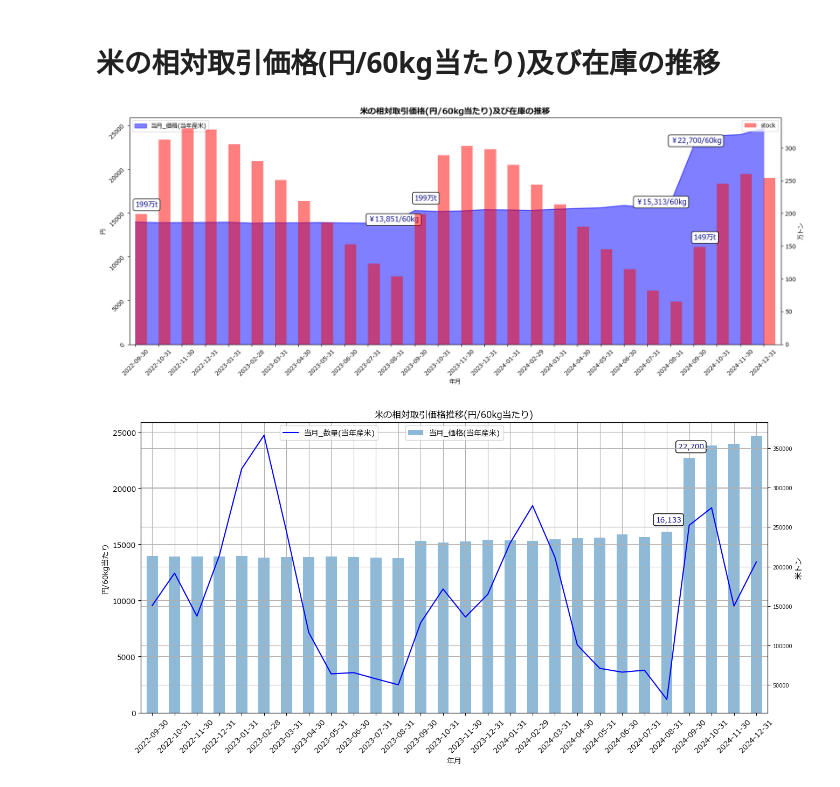
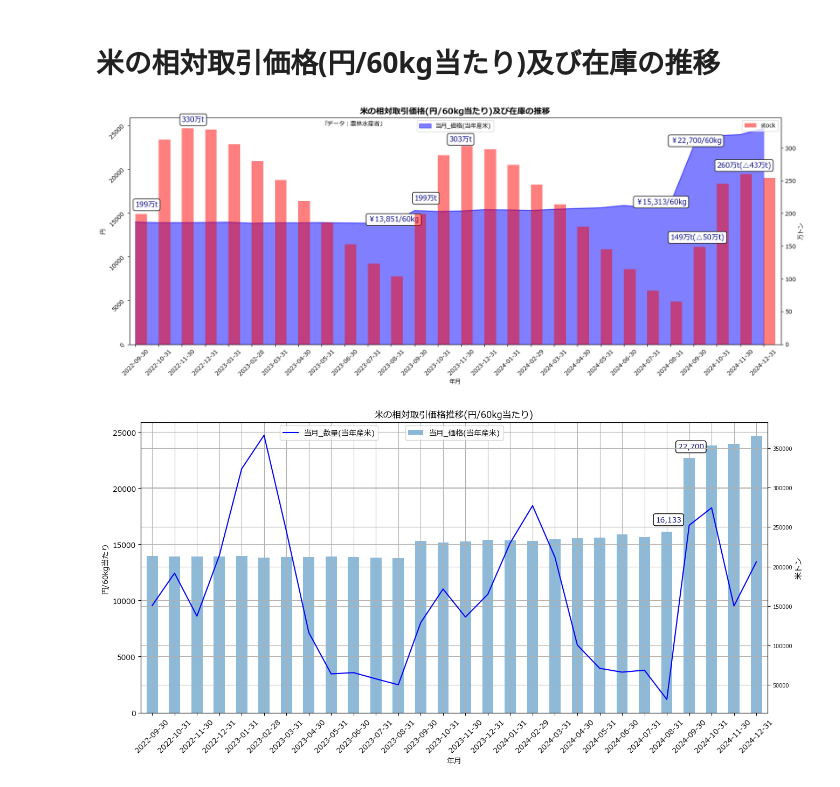
Before and after one commit to Pipikopimame/orbe_public2, a Jupyter notebook: 米_相対取引価格推移.ipynb, the cells around one changed output. Cells and saved outputs as stored; diff of their text form; code cells hidden in the pictures.

```diff
--- a/米_相対取引価格推移.ipynb
+++ b/米_相対取引価格推移.ipynb
@@ -32,36 +32,41 @@ df3 = pd.concat([df2,stock4],axis=1)
 df3['年月'] = df3.index
 df3.set_index('年月',inplace=True)
 #df3.reset_index(drop=True,inplace=True)
 
 fig,ax = plt.subplots(figsize=(20,7))
 ax.tick_params(axis='both',labelsize=7)
 ax2.tick_params(axis='both',labelsize=7)
 ax2 = ax.twinx()
 ax.set_ylabel('円')
 ax2.set_ylabel('万トン')
-ax.legend(loc='upper center',bbox_to_anchor=(0.5,1))
+
 ax.set_title('米の相対取引価格(円/60kg当たり)及び在庫の推移',fontdict=dict(fontsize=14,fontweight='bold'))
 
 df3[['当月_価格(当年産米)']].plot(ax=ax,kind='area',color='blue',alpha=0.5)
 df3[['stock']].plot(ax=ax2,kind='bar',color='red',alpha=0.5,align='edge')
 #ax.bar(df3['年月'],df3['当月_価格(当年産米)'],width=7,color='orange',label='当月_価格(当年産米)')
+ax.legend(loc='upper center',bbox_to_anchor=(0.5,1))
 ax.tick_params(axis='both',labelsize=10,labelrotation=45)
 #ax.set_xticklabels(df3['年月'],rotation=45)
 
 #ax2.bar(df3['年月'],df3['stock'],width=4,color='blue',align='edge',alpha=0.7,label='stock')
 #ax2.legend(loc='upper center',bbox_to_anchor=(0.3,1))
 df3.index = pd.to_datetime(df3.index)
 ax2.annotate('199万t',xy=(0,199.0),xytext=(0,210.0),size=12,color='navy',bbox=dict(boxstyle='round',fc='white'))
 ax2.annotate('199万t',xy=(12,199.0),xytext=(12,220.0),size=12,color='navy',bbox=dict(boxstyle='round',fc='white'))
-ax2.annotate('149万t',xy=(24,149.0),xytext=(24,160),size=12,color='navy',bbox=dict(boxstyle='round',fc='white'))
+ax2.annotate('149万t(△50万t)',xy=(24,149.0),xytext=(23,160),size=12,color='navy',bbox=dict(boxstyle='round',fc='white'))
+ax2.annotate('330万t',xy=(2,330.0),xytext=(2,340),size=12,color='navy',bbox=dict(boxstyle='round',fc='white'))
+ax2.annotate('303万t',xy=(14,303.0),xytext=(13.5,310),size=12,color='navy',bbox=dict(boxstyle='round',fc='white'))
+ax2.annotate('260万t(△43万t)',xy=(26,260),xytext=(25,270),size=12,color='navy',bbox=dict(boxstyle='round',fc='white'))
 ax.annotate('￥22,700/60kg',xy=(24,22700),xytext=(23,23000),size=12,color='navy',bbox=dict(boxstyle='round',fc='white'))
 ax.annotate('￥15,313/60kg',xy=(22,15313),xytext=(21.5,16000),size=12,color='navy',bbox=dict(boxstyle='round',fc='white'))
 ax.annotate('￥13,851/60kg',xy=(11,13851),xytext=(10,14000),size=12,color='navy',bbox=dict(boxstyle='round',fc='white'))
+ax.annotate('「データ：農林水産省」',xy=(8,20000),xytext=(8,25000),size=10,color='black')
 #ax2.plot(df3['年月'],df3['stock'],color='navy',linestyle='dotted')
 
 plt.show()
 # %% [output]
-[figure, old version]
+[figure, new version]
 # %%
 fig,ax = plt.subplots(1,1,figsize=(15,7),sharex=True)
 #ax = df2.iloc[0:,[2]].plot(ax=ax,kind='bar',color='skyblue')
```
Also changed, not shown: parts of 1 cell of this notebook, 1 other file.
